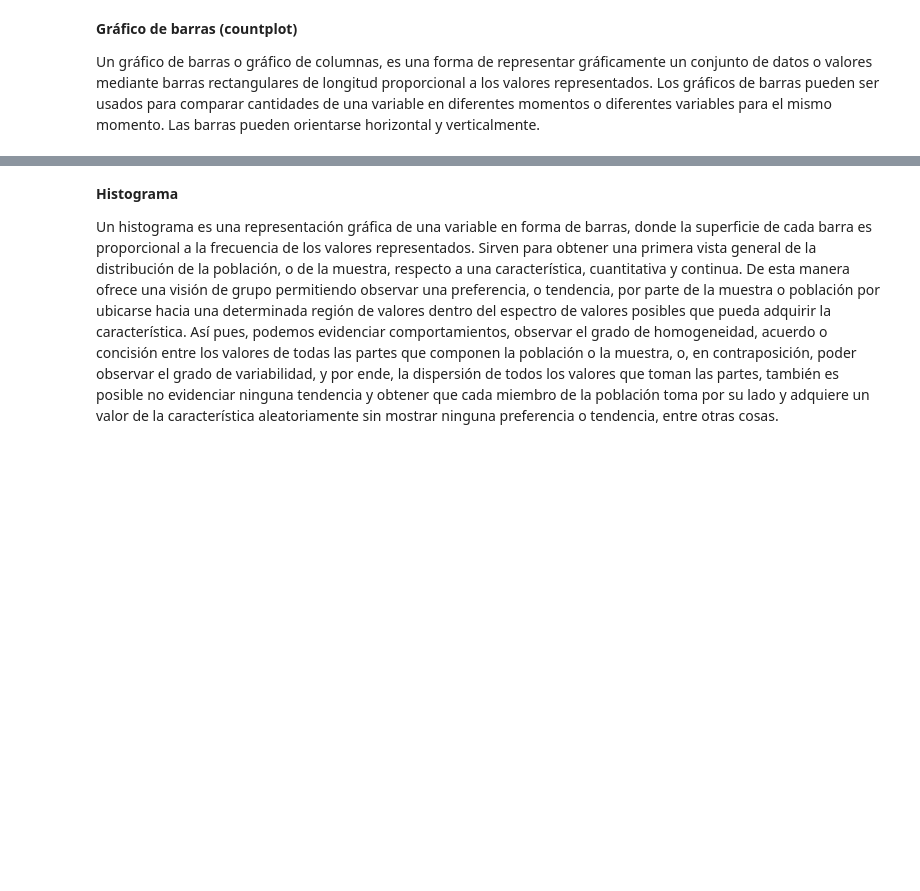
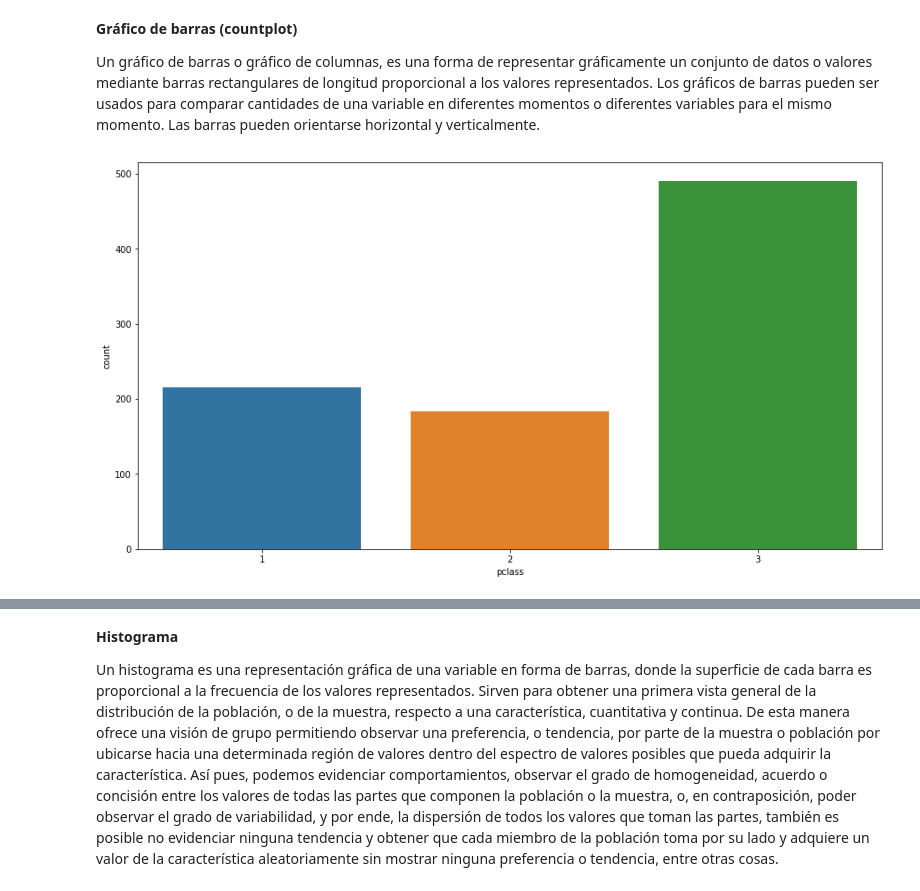
Before and after one commit to Pomilusky/apuntes_clase, a Jupyter notebook: semana_5/1.2 - Estadistica descriptiva.ipynb, the cells around one changed output, grey strips where cells are left out. Saved outputs shown, nothing was run; the diff lists cells and outputs as text; code cells hidden in the pictures; blank space fills up the shorter version.

```diff
--- a/semana_5/1.2 - Estadistica descriptiva.ipynb
+++ b/semana_5/1.2 - Estadistica descriptiva.ipynb
@@ -586,0 +865,5 @@ Veamos las librerias de básicas de python para graficar.
+# %%
+#import matplotlib.pyplot as plt
+import pylab as plt
+
+plt.rcParams['figure.figsize']=(15,8)  # tamaño de los gráficos
@@ -586,0 +872,4 @@ Veamos las librerias de básicas de python para graficar.
+# %%
+df=sns.load_dataset('titanic')    # seaborn nos permite cargar datasets, datos del titanic
+
+df.head()
@@ -588,3 +896,7 @@ Veamos las librerias de básicas de python para graficar.
 **Gráfico de barras (countplot)**
 
 Un gráfico de barras o gráfico de columnas, es una forma de representar gráficamente un conjunto de datos o valores mediante barras rectangulares de longitud proporcional a los valores representados. Los gráficos de barras pueden ser usados para comparar cantidades de una variable en diferentes momentos o diferentes variables para el mismo momento. Las barras pueden orientarse horizontal y verticalmente.
+# %%
+sns.countplot(x=df.pclass);
+# %% [output]
+[figure, added]
```
Also changed, not shown: parts of 65 cells of this notebook.
